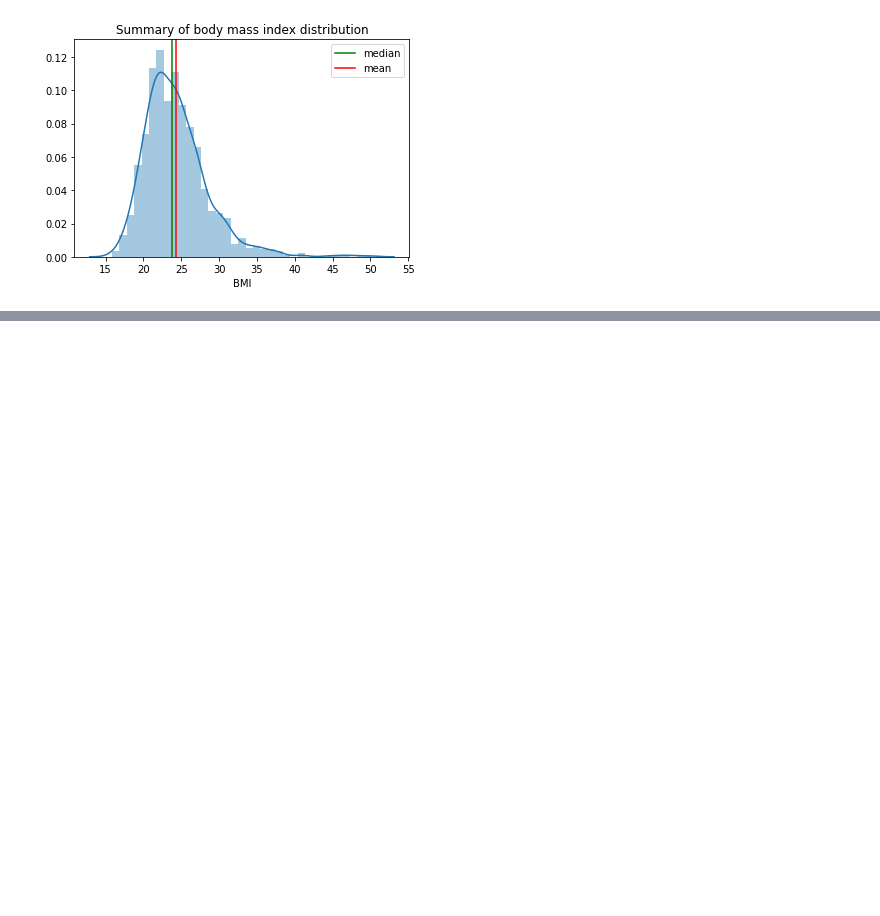
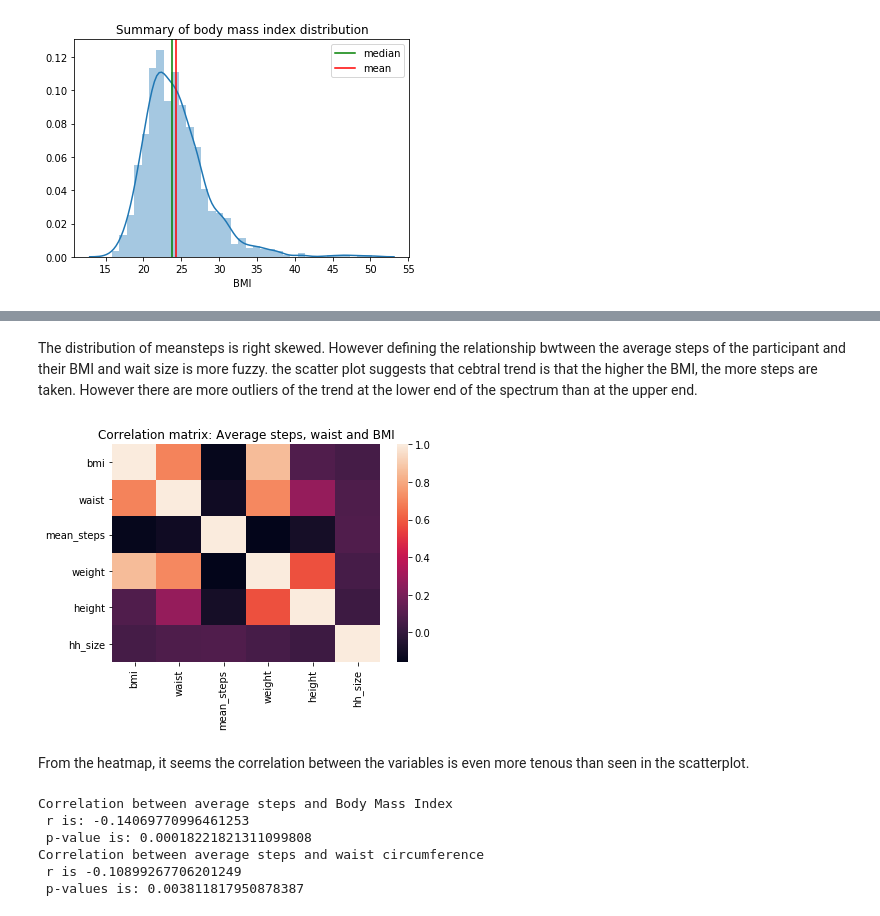
Before and after one commit to JahouNyan/DDL_Ex, a Jupyter notebook: Assignments/Assignment_1/Assignment_1.ipynb, the cells around one changed output, grey strips where cells are left out. Cells and saved outputs as stored; diff of their text form; code cells hidden in the pictures; blank space fills up the shorter version.

```diff
--- a/Assignments/Assignment_1/Assignment_1.ipynb
+++ b/Assignments/Assignment_1/Assignment_1.ipynb
@@ -174,0 +257,28 @@ From the box plot we see that 50% of the population have a BMI between 21 and 26
+# %% [markdown]
+The distribution of meansteps is right skewed. However defining the relationship bwtween the average steps of the participant and their BMI and wait size is more fuzzy. the scatter plot suggests that cebtral trend is that the higher the BMI, the more steps are taken. However there are more outliers of the trend at the lower end of the spectrum than at the upper end.
+# %%
+#Correlation matrix including all 3 variables
+corr = steps_relate.corr()
+sns.heatmap(corr,
+            xticklabels=corr.columns.values,
+            yticklabels=corr.columns.values)
+plt.title('Correlation matrix: Average steps, waist and BMI')
+plt.show()
+# %% [output]
+[figure, added]
+# %% [markdown]
+From the heatmap, it seems the correlation between the variables is even more tenous than seen in the scatterplot.
+# %%
+#Pearson’s correlation for the 2 relations
+r_bmi = pearsonr(steps_relate['mean_steps'],steps_relate['bmi'])
+r_waist = pearsonr(steps_relate['mean_steps'],steps_relate['waist'])
+
+print(f"Correlation between average steps and Body Mass Index\n r is: {r_bmi[0]}\n p-value is: {r_bmi[1]}")
+print(f"Correlation between average steps and waist circumference\n r is {r_waist[0]}\n p-values is: {r_waist[1]}")
+# %% [output]
+Correlation between average steps and Body Mass Index
+ r is: -0.14069770996461253
+ p-value is: 0.00018221821311099808
+Correlation between average steps and waist circumference
+ r is -0.10899267706201249
+ p-values is: 0.003811817950878387
```
Also changed, not shown: parts of 20 cells of this notebook, 2 other files.
